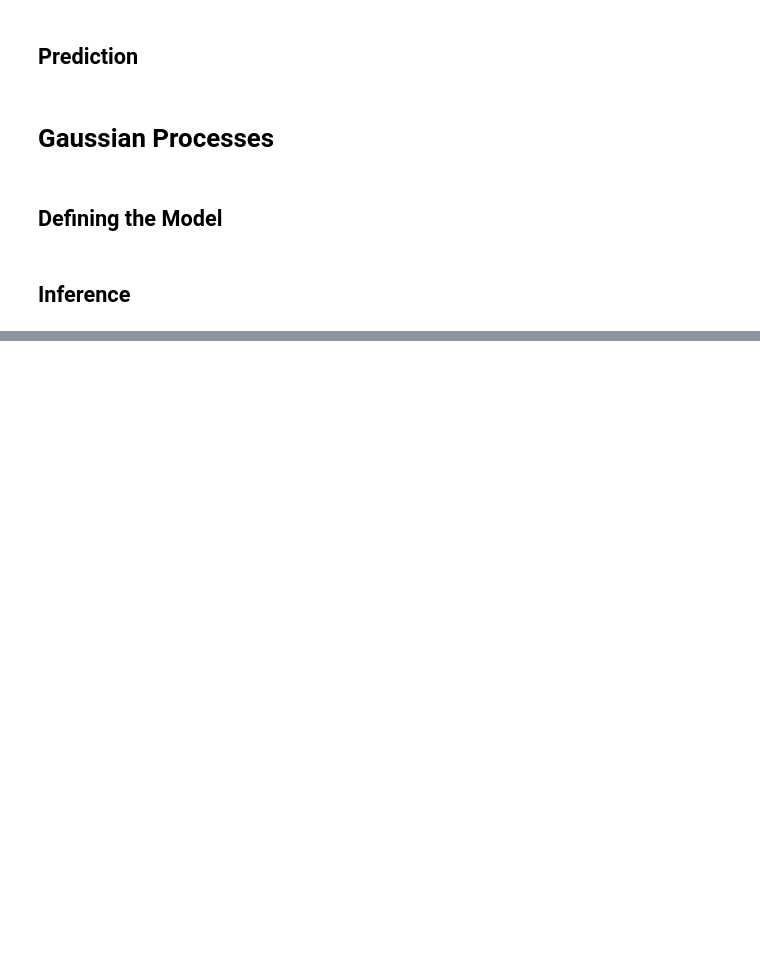
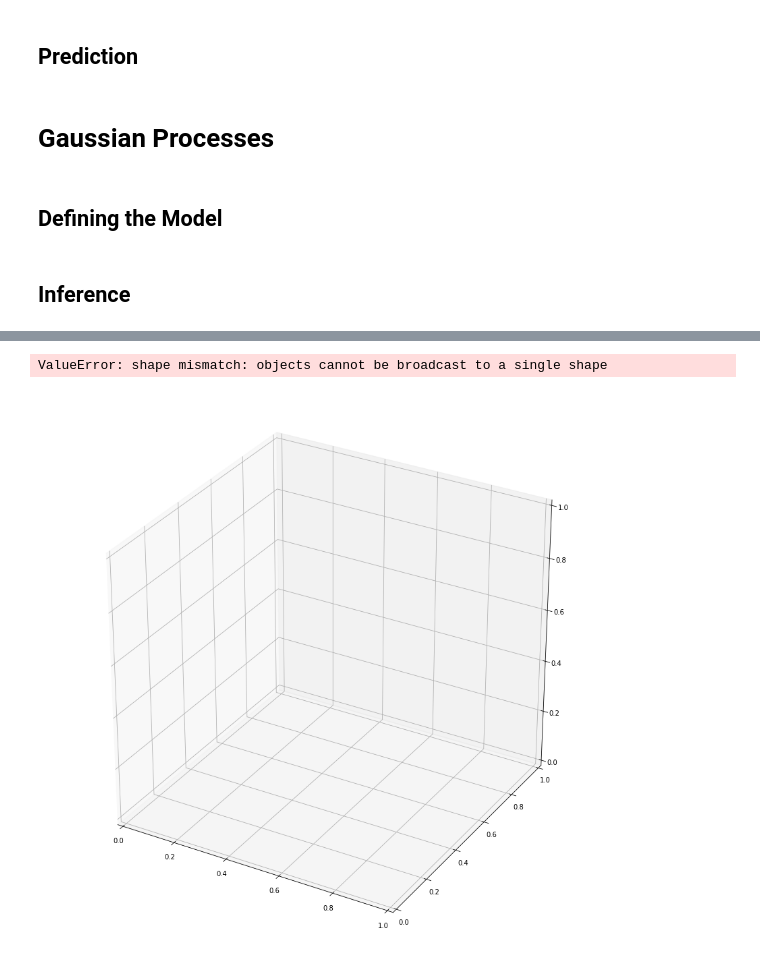
Before and after one commit to M-Harrington/probprog-finalproject, a Jupyter notebook: code.ipynb, the cells around one changed output, grey strips where cells are left out. Drawn from its saved outputs; the diff is of its cells as text; code cells hidden in the pictures; blank space fills up the shorter version.

Commit message:
Added time model + data generation

```diff
--- a/code.ipynb
+++ b/code.ipynb
@@ -352,13 +323,11 @@ def predict_gp(XW, posterior_samples):
 # %%
-try:
-    with open("data/gp-samples.json", "r") as f:
-        hmc_samples = {k: np.array(v) for k, v in json.load(f).items()}
+nuts_kernel = NUTS(model_gp)
 
-except:
-    nuts_kernel = NUTS(model_gp)
+mcmc = MCMC(nuts_kernel, num_samples=100, warmup_steps=400)
+mcmc_run = mcmc.run(XW, YW)
 
-    mcmc = MCMC(nuts_kernel, num_samples=1000, warmup_steps=4000)
-    mcmc_run = mcmc.run(XW, YW)
-
-    hmc_samples = {k: v.detach().cpu().numpy() for k, v in mcmc.get_samples().items()}c
+samples = {k: v.detach().cpu().numpy() for k, v in mcmc.get_samples().items()}
+# %%
+with open("data/gp-samples-t.json", "r") as f:
+    samples = {k: np.array(v) for k, v in json.load(f).items()}
 # %%
@@ -374,2 +359,2 @@ visualize_posterior(hmc_samples)
 # %%
-results = np.array(list(predict_gp(XW, hmc_samples)))
+results = np.array(list(predict_gp(XW, samples)))
@@ -427,5 +361,3 @@ for site, values in summary(svi_samples).items():
-# %%
-results = np.array(list(predict_gp(XW, svi_samples)))
 # %%
 XW_ = XW.cpu().numpy()
 YW_ = YW.cpu().numpy()
@@ -435,21 +367,24 @@ YF_ = YF.cpu().numpy()
 # %%
 ax = plt.figure(figsize=(15, 15)).add_subplot(111, projection='3d')
 
 ax.scatter(XW_[:, 0], XW_[:, 1], YW_, marker="x")
-ax.scatter(XF_[:, 0], XF_[:, 1], YF_, marker="^")
+ax.scatter(XF_[:, 0], XF_[:, 1], np.zeros(YF.shape), marker="^")
 
 # for result in results[:100]:
 #     ax.scatter(XW[:, 0], XW[:, 1], result, marker=".", color="red")
 
 results_mean = results.mean(axis=0)
 results_std = results.std(axis=0)
 
 ax.scatter(XW_[:, 0], XW_[:, 1], results_mean, marker="o", color="red", s=15)
 
 ax.scatter(XW_[:, 0], XW_[:, 1], results_mean - results_std, marker="_", color="green", s=15)
 # for i, point in enumerate(XW.numpy().tolist()):
 #     ax.plot(point + [results_mean[i] + results_std[i]], point + [results_mean[i] - results_std[i]])
 ax.scatter(XW_[:, 0], XW_[:, 1], results_mean + results_std, marker="_", color="green", s=15)
 
 plt.savefig("predictions.png", dpi=240)
 plt.show()
+# %% [output]
+ValueError: shape mismatch: objects cannot be broadcast to a single shape
+[figure, added]
```
Also changed, not shown: parts of 26 cells of this notebook, 5 other files.
